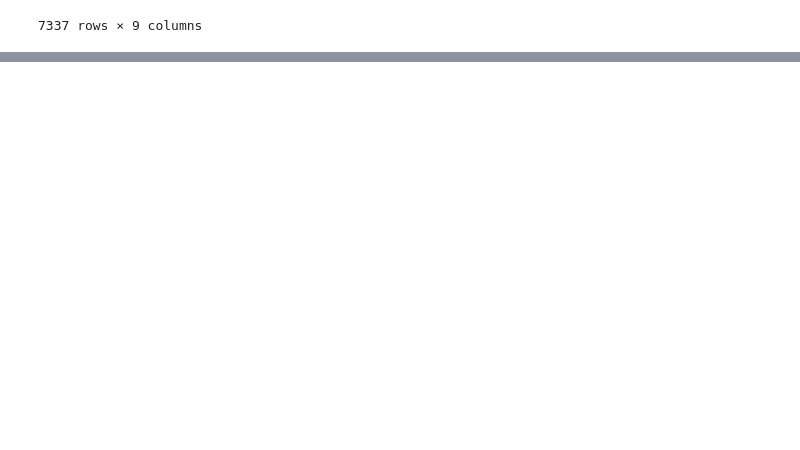
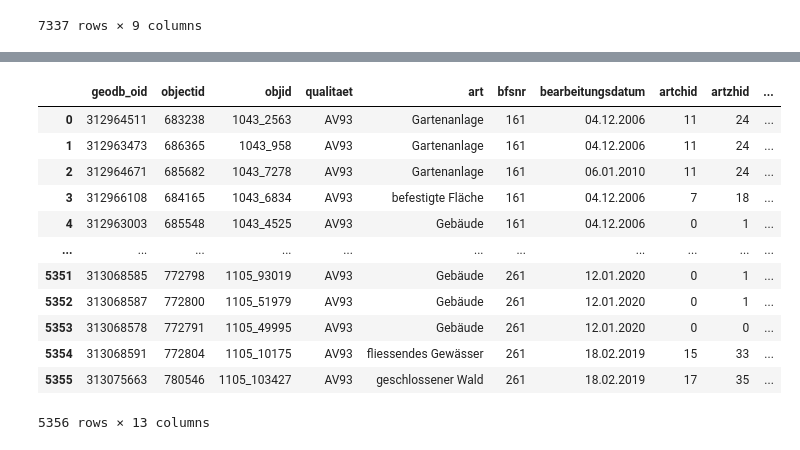
Before and after one commit to UserAgi/rainbowrabbit, a Jupyter notebook: work_nic.ipynb, the cells around one changed output, grey strips where cells are left out. Drawn from its saved outputs; the diff is of its cells as text; code cells hidden in the pictures; blank space fills up the shorter version.

```diff
--- a/work_nic.ipynb
+++ b/work_nic.ipynb
@@ -202,0 +211,40 @@ Visualize everything with Leaflet ()
+# %%
+import geopandas as gpd
+from requests import Request
+from owslib.wfs import WebFeatureService
+
+# URL for WFS backend
+url = "http://maps.zh.ch/wfs/AVZHWFS"
+
+# Initialize
+wfs = WebFeatureService(url=url)
+
+# Get data from WFS
+# Specify the parameters for fetching the data
+# Also specify a bounding box (2km x 2km) in order to get less data
+layer = 'bodenbedeckung_f'
+bbox="2684000,1244000,2686000,1246000"
+params = dict(service='WFS', version="1.0.0", request='GetFeature',
+      typeName=layer, outputFormat='geojson', bbox=bbox)
+
+# Parse the URL with parameters
+q = Request('GET', url, params=params).prepare().url
+
+data = gpd.read_file(q)
+
+# print GeoDataFrame as a table
+data
+# %% [output]
+|  | geodb_oid | objectid | objid | qualitaet | art | bfsnr | bearbeitungsdatum | artchid | artzhid | ... |
+| 0 | 312964511 | 683238 | 1043_2563 | AV93 | Gartenanlage | 161 | 04.12.2006 | 11 | 24 | ... |
+| 1 | 312963473 | 686365 | 1043_958 | AV93 | Gartenanlage | 161 | 04.12.2006 | 11 | 24 | ... |
+| 2 | 312964671 | 685682 | 1043_7278 | AV93 | Gartenanlage | 161 | 06.01.2010 | 11 | 24 | ... |
+| 3 | 312966108 | 684165 | 1043_6834 | AV93 | befestigte Fläche | 161 | 04.12.2006 | 7 | 18 | ... |
+| 4 | 312963003 | 685548 | 1043_4525 | AV93 | Gebäude | 161 | 04.12.2006 | 0 | 1 | ... |
+| ... | ... | ... | ... | ... | ... | ... | ... | ... | ... | ... |
+| 5351 | 313068585 | 772798 | 1105_93019 | AV93 | Gebäude | 261 | 12.01.2020 | 0 | 1 | ... |
+| 5352 | 313068587 | 772800 | 1105_51979 | AV93 | Gebäude | 261 | 12.01.2020 | 0 | 1 | ... |
+| 5353 | 313068578 | 772791 | 1105_49995 | AV93 | Gebäude | 261 | 12.01.2020 | 0 | 0 | ... |
+| 5354 | 313068591 | 772804 | 1105_10175 | AV93 | fliessendes Gewässer | 261 | 18.02.2019 | 15 | 33 | ... |
+| 5355 | 313075663 | 780546 | 1105_103427 | AV93 | geschlossener Wald | 261 | 18.02.2019 | 17 | 35 | ... |
+5356 rows × 13 columns
```
Also changed, not shown: parts of 10 cells of this notebook.
